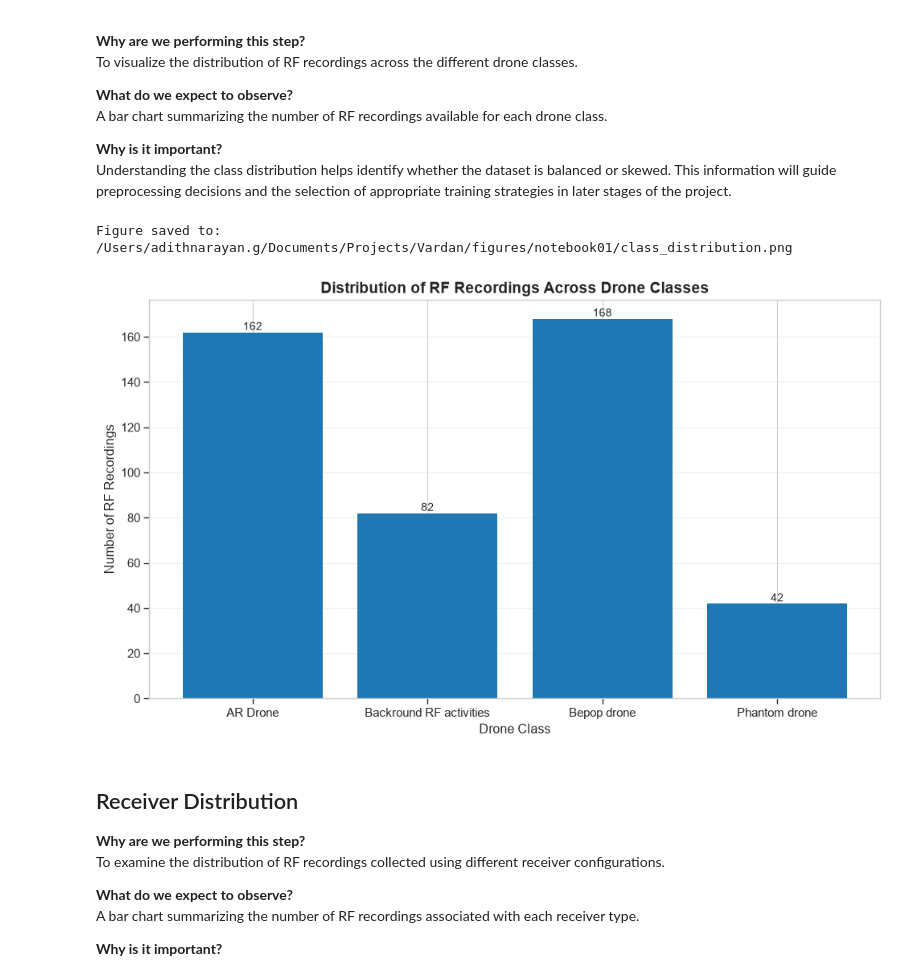
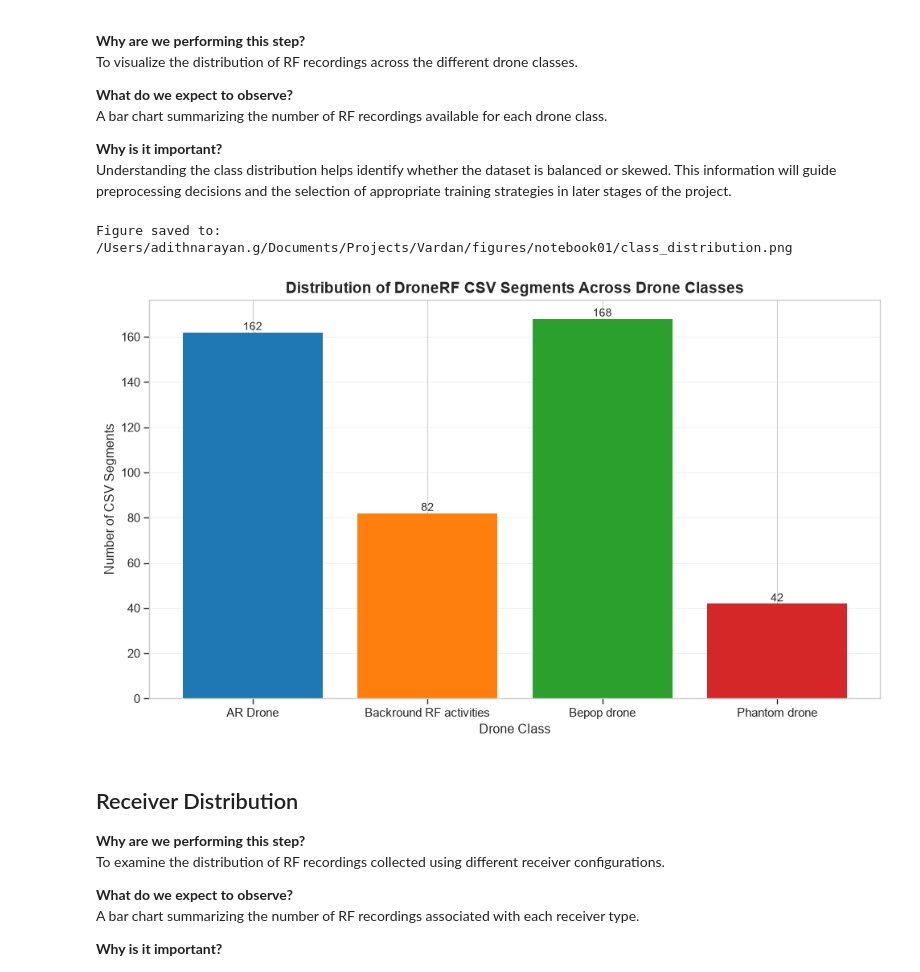
Before and after one commit to Adith1207/Vardan, a Jupyter notebook: notebooks/01_DroneRF_Dataset_Exploration.ipynb, the cells around one changed output. Drawn from its saved outputs; the diff is of its cells as text; code cells hidden in the pictures.

```diff
--- a/notebooks/01_DroneRF_Dataset_Exploration.ipynb
+++ b/notebooks/01_DroneRF_Dataset_Exploration.ipynb
@@ -470,51 +655,59 @@ else:
 
     fig, ax = plt.subplots(figsize=(10, 6))
 
+    colors = ["tab:blue", "tab:orange", "tab:green", "tab:red"]
+
     bars = ax.bar(
         class_distribution.index,
-        class_distribution.values
+        class_distribution.values,
+        color=colors
     )
 
     ax.set_title(
-        "Distribution of RF Recordings Across Drone Classes",
+        "Distribution of DroneRF CSV Segments Across Drone Classes",
         fontsize=14,
         fontweight="bold"
     )
 
     ax.set_xlabel("Drone Class")
-    ax.set_ylabel("Number of RF Recordings")
+    ax.set_ylabel("Number of CSV Segments")
 
-    ax.grid(axis="y", alpha=0.3)
+    ax.grid(
+        axis="y",
+        alpha=0.3
+    )
 
     for bar in bars:
         height = bar.get_height()
 
         ax.text(
-            bar.get_x() + bar.get_width()/2,
+            bar.get_x() + bar.get_width() / 2,
             height,
             f"{int(height)}",
             ha="center",
             va="bottom",
             fontsize=10
         )
 
     plt.tight_layout()
 
-    figure_path = NB_FIGURES_DIR / "class_distribution.png"
+    figure_path = (
+        NB_FIGURES_DIR / "class_distribution.png"
+    )
 
     plt.savefig(
         figure_path,
         dpi=300,
         bbox_inches="tight"
     )
 
     print(f"Figure saved to: {figure_path}")
 
     plt.show()
     plt.close()
 # %% [output]
 Figure saved to: /Users/adithnarayan.g/Documents/Projects/Vardan/figures/notebook01/class_distribution.png
-[figure, old version]
+[figure, new version]
 # %% [markdown]
 ## Receiver Distribution
 
```
Also changed, not shown: parts of 14 cells of this notebook, 6 other files.
